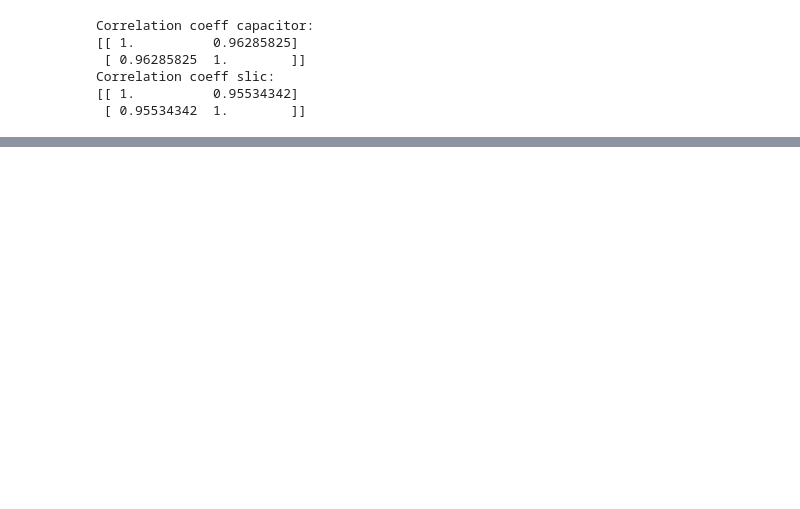
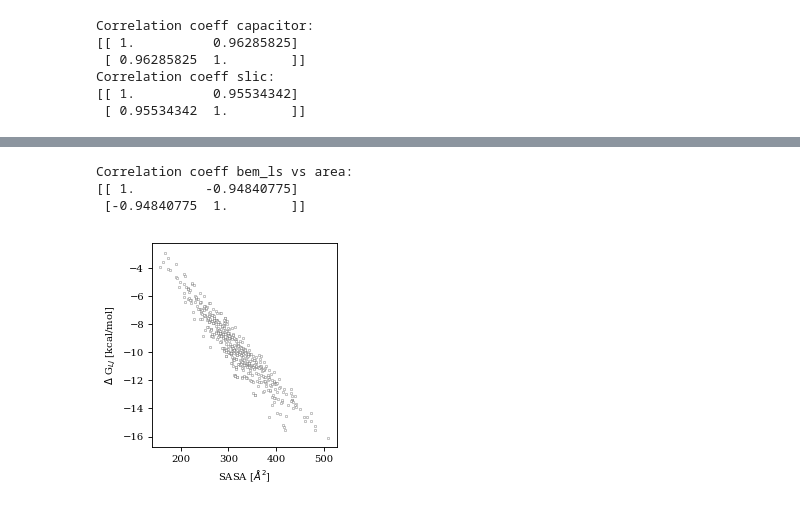
Before and after one commit to cdcooper84/nonpolar_solvation_testing, a Jupyter notebook: plot_compare.ipynb, the cells around one changed output, grey strips where cells are left out. Cells and saved outputs as stored; diff of their text form; code cells hidden in the pictures; blank space fills up the shorter version.

```diff
--- a/plot_compare.ipynb
+++ b/plot_compare.ipynb
@@ -331,0 +405,32 @@ Correlation coeff slic:
+# %%
+fig.clf()
+fig,ax = pyplot.subplots(figsize=(3,3), dpi=80)
+
+ax.scatter(areas_s[index_clean], bem_lj[index_clean], s=5, c='w', edgecolors='k', lw=0.2)
+
+lims = [
+    numpy.min([ax.get_xlim(), ax.get_ylim()]),  # min of both axes
+    numpy.max([ax.get_xlim(), ax.get_ylim()]),  # max of both axes
+]
+
+#ax.plot(numpy.array([lims[0],lims[1]]), numpy.array([lims[0],lims[1]]), c='k', ls='--', lw=0.5)
+
+
+#ax.set_aspect('equal')
+#ax.set_xlim(lims)
+#ax.set_ylim(lims)
+ax.set_xlabel('SASA [$\AA^2$]')
+ax.set_ylabel('$\Delta$ G$_{LJ}$ [kcal/mol]')
+pyplot.subplots_adjust(left=0.19,bottom=0.14,right=0.96,top=0.99)
+fig.savefig('dG_lj_area.pdf')
+fig.show()
+
+#Cross correlation
+correl = numpy.corrcoef(bem_lj[index_clean], areas_s[index_clean])
+print 'Correlation coeff bem_ls vs area: '
+print correl
+# %% [output]
+Correlation coeff bem_ls vs area:
+[[ 1.         -0.94840775]
+ [-0.94840775  1.        ]]
+[figure, added]
```
Also changed, not shown: parts of 8 cells of this notebook, 3 other files.
